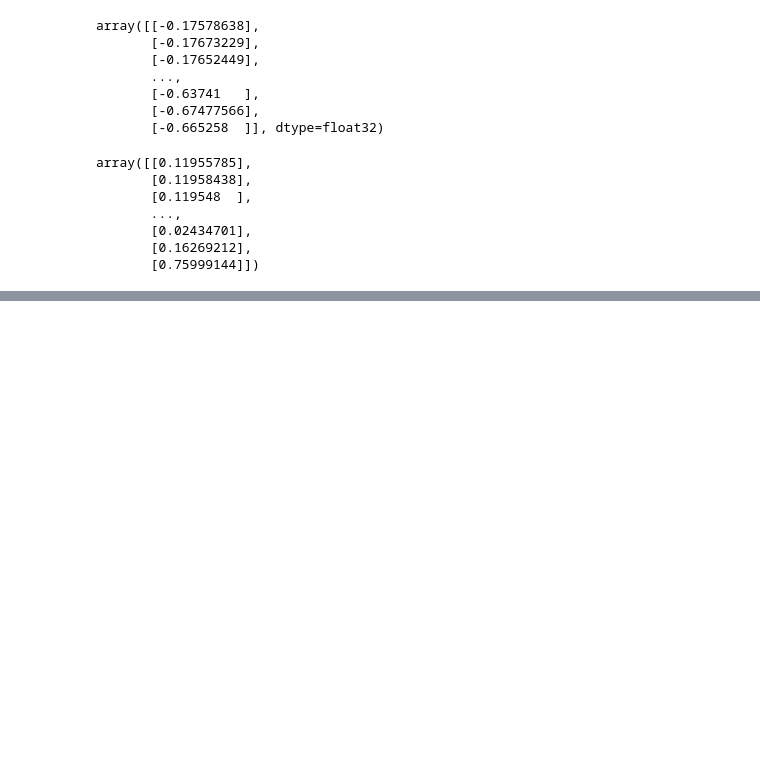
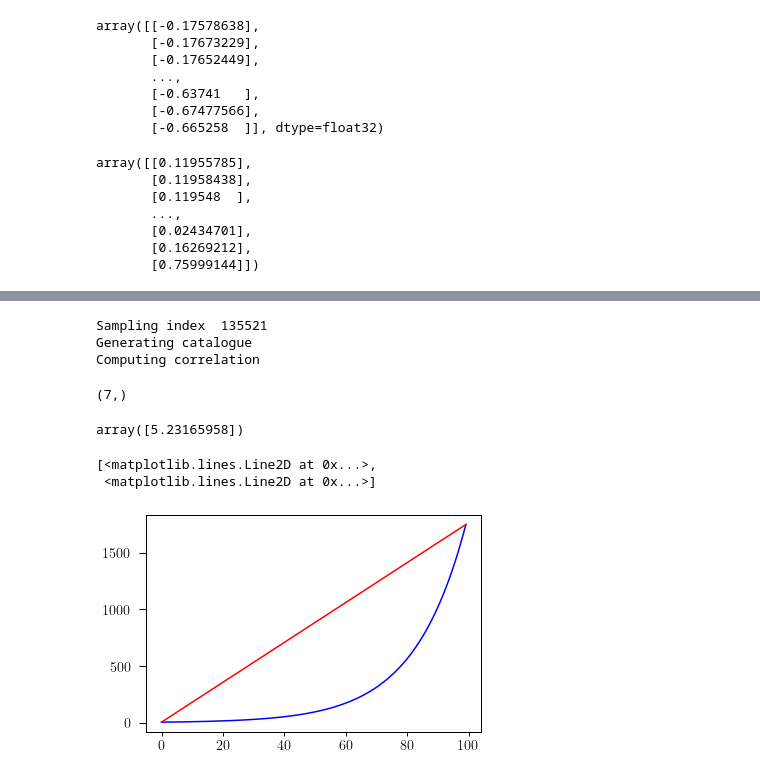
Before and after one commit to adiraju21s/deep_dss, a Jupyter notebook: notebooks/Interpretability Analysis v1.0.ipynb, the cells around one changed output, grey strips where cells are left out. Cells and saved outputs as stored; diff of their text form; code cells hidden in the pictures; blank space fills up the shorter version.

```diff
--- a/notebooks/Interpretability Analysis v1.0.ipynb
+++ b/notebooks/Interpretability Analysis v1.0.ipynb
@@ -490,0 +527,6 @@ pixel_ra = hp.pix2ang(nside, np.arange(hp.nside2npix(nside)))[1]
+# %%
+new_sample()
+# %% [output]
+Sampling index  135521
+Generating catalogue
+Computing correlation
@@ -490,0 +536,4 @@ pixel_ra = hp.pix2ang(nside, np.arange(hp.nside2npix(nside)))[1]
+# %%
+hp.query_disc(1024, hp.pix2vec(1024, hp.nest2ring(1024, 135521)), 5*np.pi/(60*180)).shape
+# %% [output]
+(7,)
@@ -490,0 +547,10 @@ pixel_ra = hp.pix2ang(nside, np.arange(hp.nside2npix(nside)))[1]
+# %%
+two_pcf_saliency_estimate(135531, 10)
+# %% [output]
+array([5.23165958])
+# %%
+plt.plot(np.arange(100), np.geomspace(5, 1750, num=100), 'b-', np.arange(100), np.linspace(5, 1750, num=100), 'r-')
+# %% [output]
+[<matplotlib.lines.Line2D at 0x...>,
+ <matplotlib.lines.Line2D at 0x...>]
+[figure, added]
```
Also changed, not shown: parts of 12 cells of this notebook, 2 other files.
